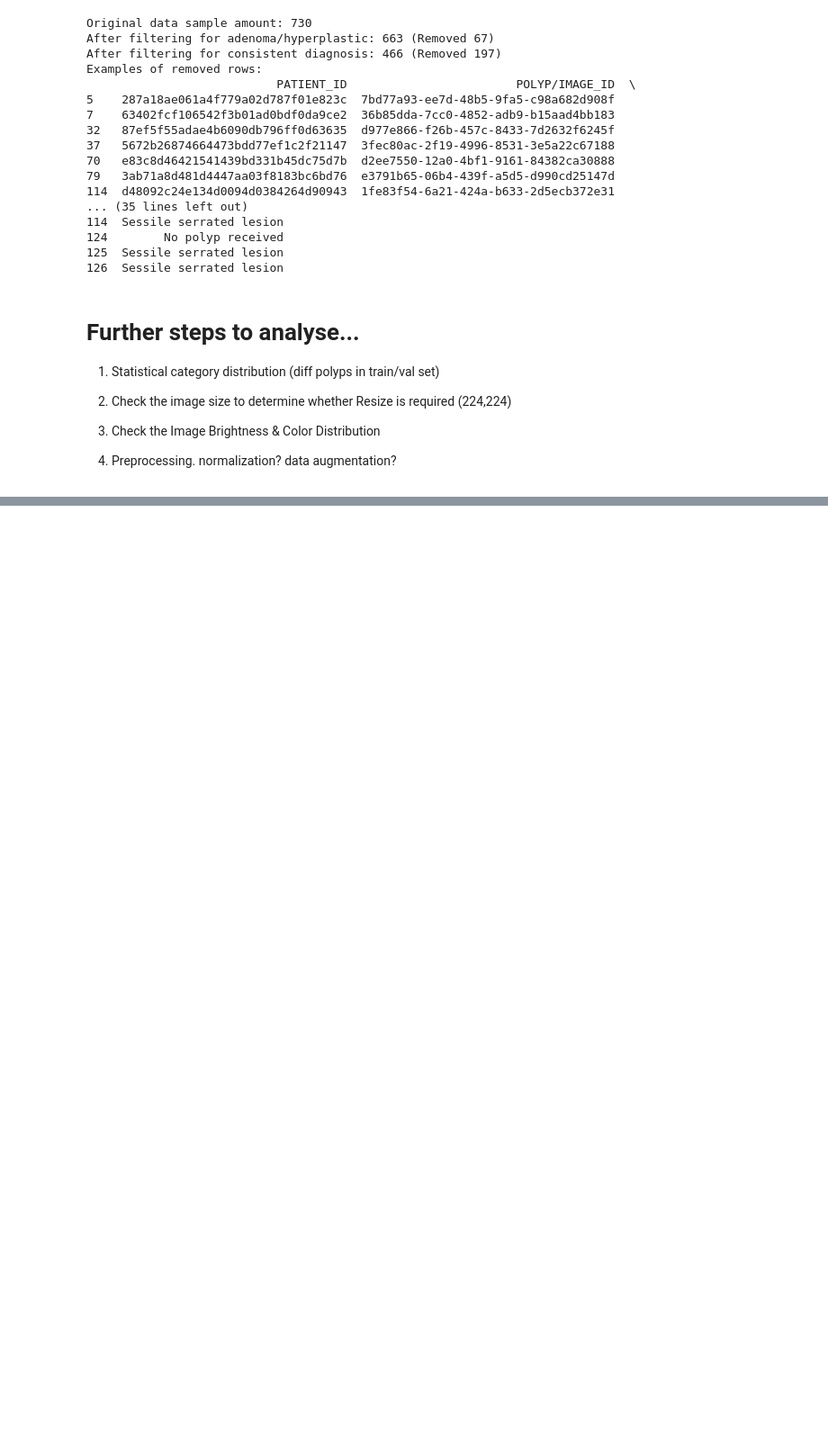
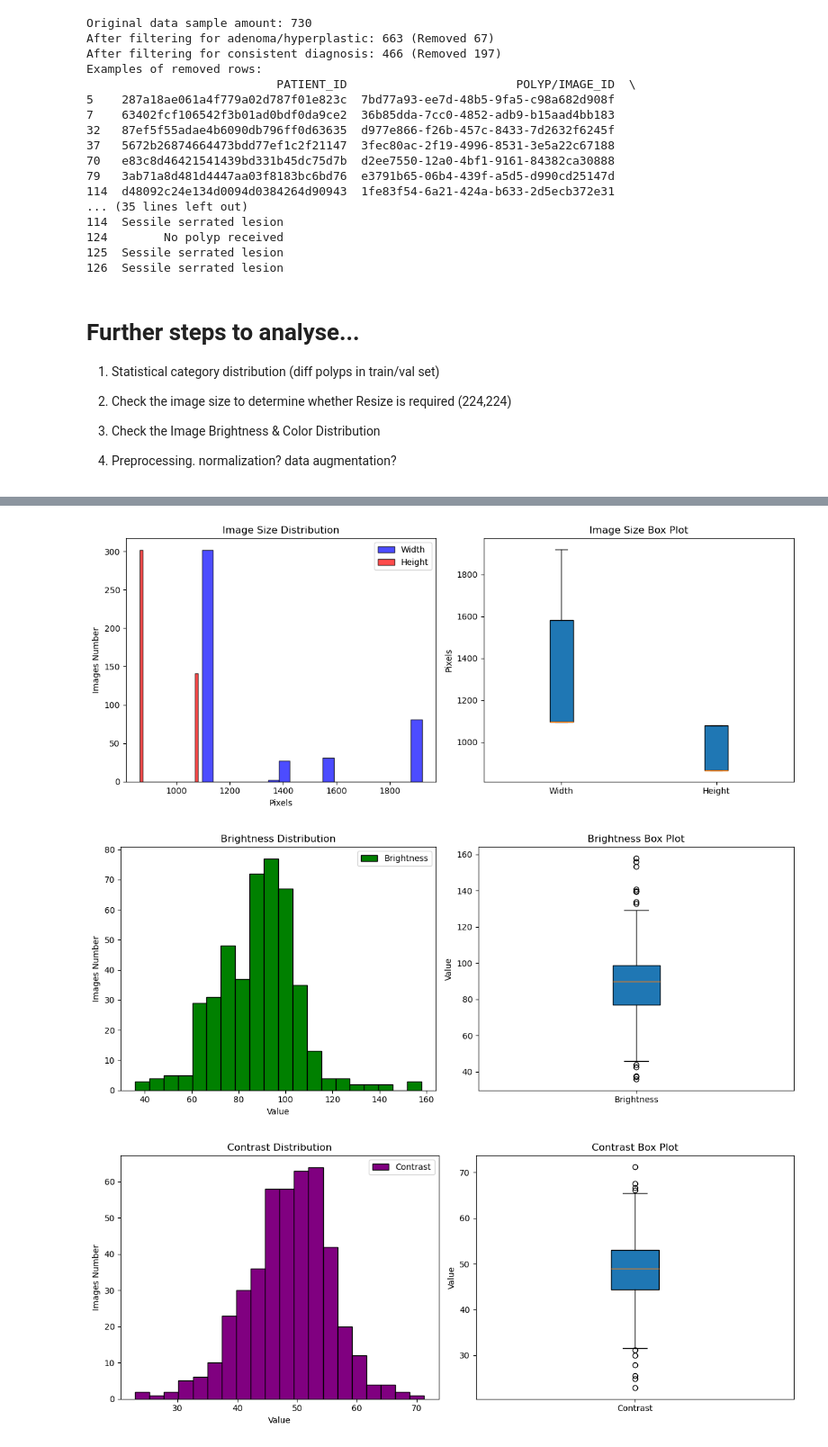
Before and after one commit to Labyrintbs/PolypClassification, a Jupyter notebook: data_process.ipynb, the cells around one changed output, grey strips where cells are left out. Shown at 90% size. Drawn from its saved outputs; the diff is of its cells as text; code cells hidden in the pictures; blank space fills up the shorter version.

```diff
--- a/data_process.ipynb
+++ b/data_process.ipynb
@@ -280,0 +535,7 @@ data_list = []
+# %%
+# Hyperplastic statistics plot
+plot_image_statistics(train_hyper_stats)
+# %% [output]
+[figure, added]
+[figure, added]
+[figure, added]
```
Also changed, not shown: parts of 13 cells of this notebook.
